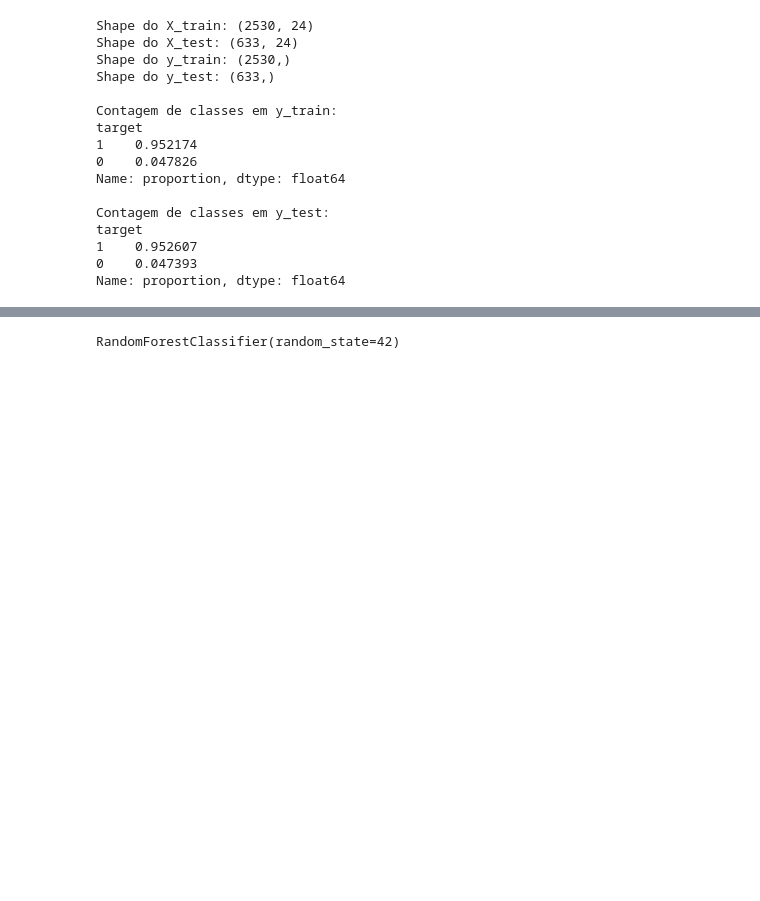
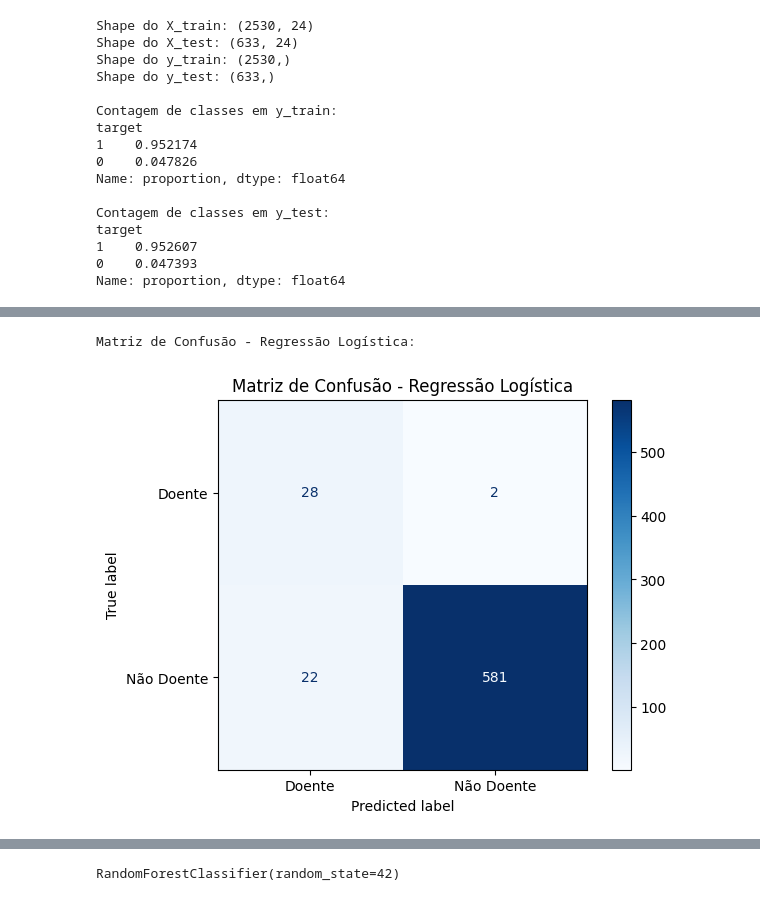
Before and after one commit to mvaraujo1977/TechCahllenge_Tireoide, a Jupyter notebook: model_tireoide.ipynb, the cells around one changed output, grey strips where cells are left out. Cells and saved outputs as stored; diff of their text form; code cells hidden in the pictures; blank space fills up the shorter version.

```diff
--- a/model_tireoide.ipynb
+++ b/model_tireoide.ipynb
@@ -517,0 +605,18 @@ Name: proportion, dtype: float64
+# %%
+from sklearn.linear_model import LogisticRegression
+from sklearn.metrics import classification_report, f1_score
+
+# Treinar Regressão Logística
+log_model = LogisticRegression(max_iter=1000, class_weight='balanced', random_state=42)
+log_model.fit(X_train, y_train)
+
+# Previsão
+y_pred_log = log_model.predict(X_test)
+
+# Avaliação básica
+print("F1-score Regressão Logística:", f1_score(y_test, y_pred_log, pos_label=0))
+print(classification_report(
+    y_test,
+    y_pred_log,
+    target_names=['Doente', 'Não Doente']
+))
@@ -518,3 +633,21 @@ Name: proportion, dtype: float64
+# %%
+from sklearn.metrics import ConfusionMatrixDisplay
+import matplotlib.pyplot as plt
+
+# Gerar a Matriz de Confusão para a Regressão Logística
+print("Matriz de Confusão - Regressão Logística:")
+ConfusionMatrixDisplay.from_predictions(
+    y_test,
+    y_pred_log,
+    display_labels=['Doente', 'Não Doente'],
+    cmap='Blues'
+)
+
+plt.title('Matriz de Confusão - Regressão Logística')
+plt.show()
+# %% [output]
+Matriz de Confusão - Regressão Logística:
+[figure, added]
 # %%
 import pandas as pd
 import numpy as np
```
Also changed, not shown: parts of 10 cells of this notebook.
